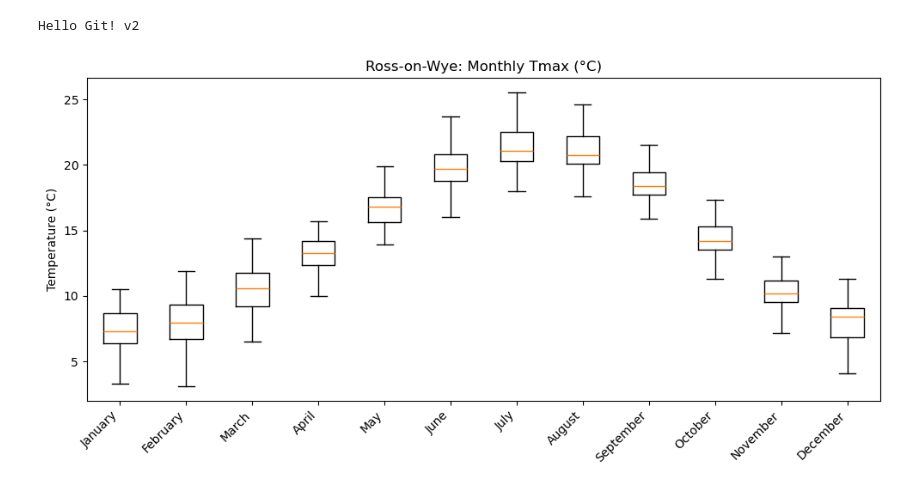
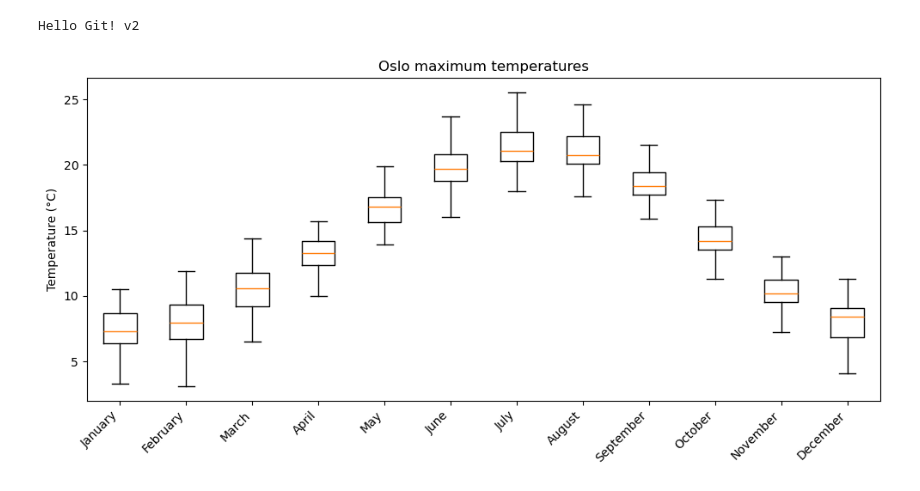
Before and after one commit to salman17nasser17-tech/uob_geogm0054, a Jupyter notebook: my_notebook.ipynb, the cells around one changed output. Cells and saved outputs as stored; diff of their text form; code cells hidden in the pictures.

```diff
--- a/my_notebook.ipynb
+++ b/my_notebook.ipynb
@@ -5,29 +5,29 @@ Hello Git! v2
 # %%
 import numpy as np
 import matplotlib.pyplot as plt
 from calendar import month_name  # فيه أسماء الشهور الإنجليزية
 
 # تحميل البيانات (نفس ما في التمرين)
 year, month, tmax, tmin = np.loadtxt(
     'rossonwyedata.txt',
     skiprows=7,
     usecols=(0,1,2,3),
     unpack=True
 )
 
 # مثال: نرسم boxplot لدرجات الحرارة العظمى tmax لكل شهر
 data_by_month = [tmax[month == m] for m in range(1, 13)]
 
 fig, ax = plt.subplots(figsize=(10,5))
 ax.boxplot(data_by_month, showfliers=False)
 
 # نضع أسماء الأشهر بدل الأرقام 1..12
 ax.set_xticks(range(1, 13))
 ax.set_xticklabels([month_name[m] for m in range(1, 13)], rotation=45, ha='right')
 
-ax.set_title("Ross-on-Wye: Monthly Tmax (°C)")
+ax.set_title("Oslo maximum temperatures")
 ax.set_ylabel("Temperature (°C)")
 plt.tight_layout()
 plt.show()
 # %% [output]
-[figure, old version]
+[figure, new version]
```
